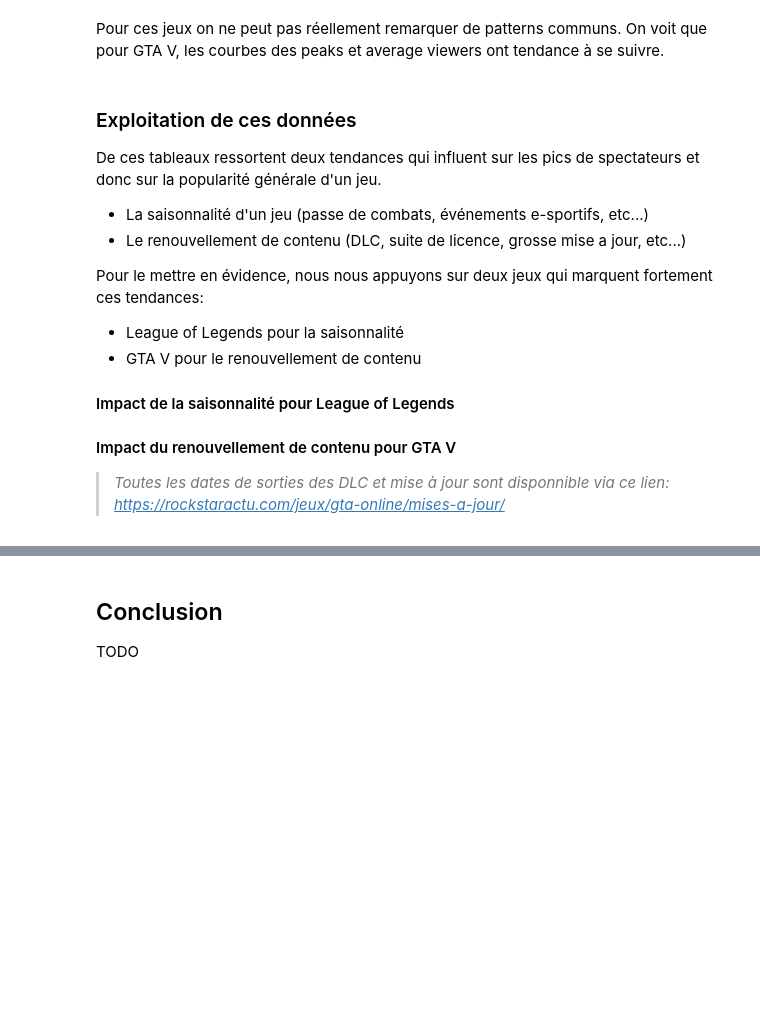
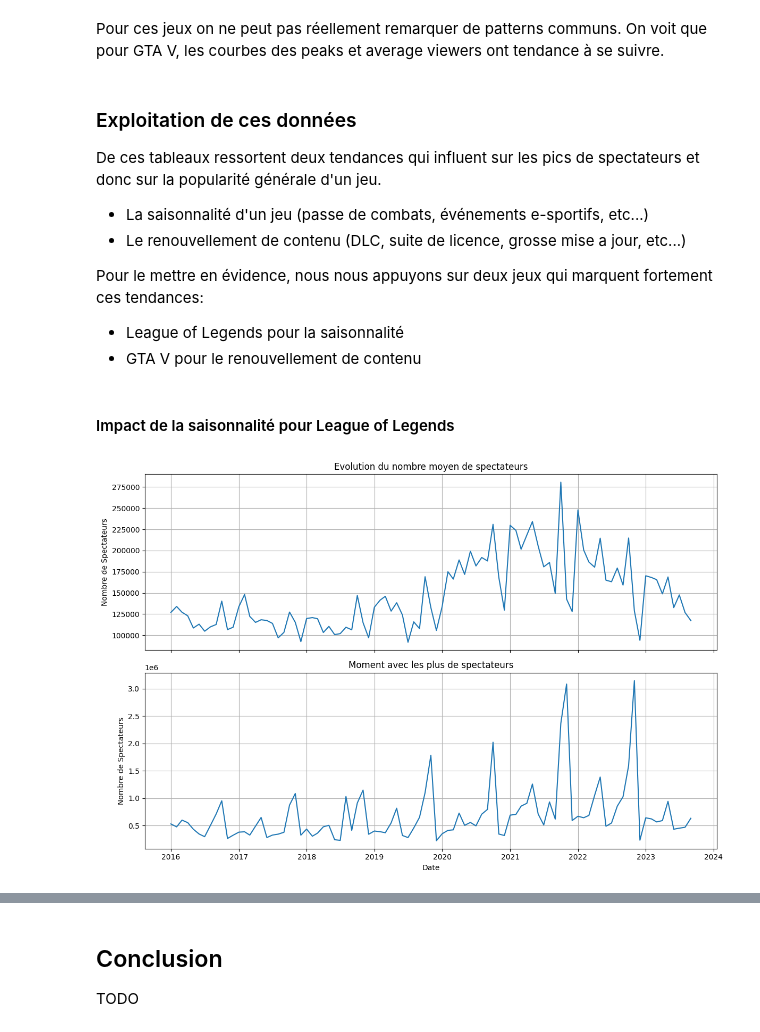
Before and after one commit to vraus/DataScience_Project, a Jupyter notebook: Subject.ipynb, the cells around one changed output, grey strips where cells are left out. Drawn from its saved outputs; the diff is of its cells as text; code cells hidden in the pictures; blank space fills up the shorter version.

Commit message:
League saisonnalité

```diff
--- a/Subject.ipynb
+++ b/Subject.ipynb
@@ -168,9 +168,38 @@ Pour le mettre en évidence, nous nous appuyons sur deux jeux qui marquent forte
 
 + League of Legends pour la saisonnalité
 + GTA V pour le renouvellement de contenu
-
-#### Impact de la saisonnalité pour League of Legends
-
-#### Impact du renouvellement de contenu pour GTA V
-
-> *Toutes les dates de sorties des DLC et mise à jour sont disponnible via ce lien: https://rockstaractu.com/jeux/gta-online/mises-a-jour/*
+# %% [markdown]
+#### Impact de la saisonnalité pour League of Legends
+# %%
+import matplotlib.pyplot as plt
+import seaborn as sns
+
+# Filtrer les données uniquement pour League of Legends
+lol_data = df[df['Game'] == 'League of Legends']
+lol_data = lol_data.sort_values('Date')
+lol_data['Date'] = lol_data['Date'].dt.to_timestamp()
+
+# Création de la figure avec deux graphes
+fig, axes = plt.subplots(2, 1, figsize=(12, 8), sharex=True)
+
+# Tracé 1 : Evolution du nombre moyen de spectateurs
+sns.lineplot(data=lol_data, x='Date', y='Avg_viewers', palette='husl', ax=axes[0])
+axes[0].set_title('Evolution du nombre moyen de spectateurs')
+axes[0].set_xlabel('Date')
+axes[0].set_ylabel('Nombre de Spectateurs')
+axes[0].grid(True)
+
+# Tracé 2 : Moment avec les plus de spectateurs
+sns.lineplot(data=lol_data, x='Date', y='Peak_viewers', palette='husl', ax=axes[1])
+axes[1].set_title('Moment avec les plus de spectateurs')
+axes[1].set_xlabel('Date')
+axes[1].set_ylabel('Nombre de Spectateurs')
+axes[1].grid(True)
+
+# Ajustement de l'espacement entre les sous-graphiques
+plt.tight_layout()
+
+# Affichage de la figure
+plt.show()
+# %% [output]
+[figure, added]
```
Also changed, not shown: parts of 4 cells of this notebook.
